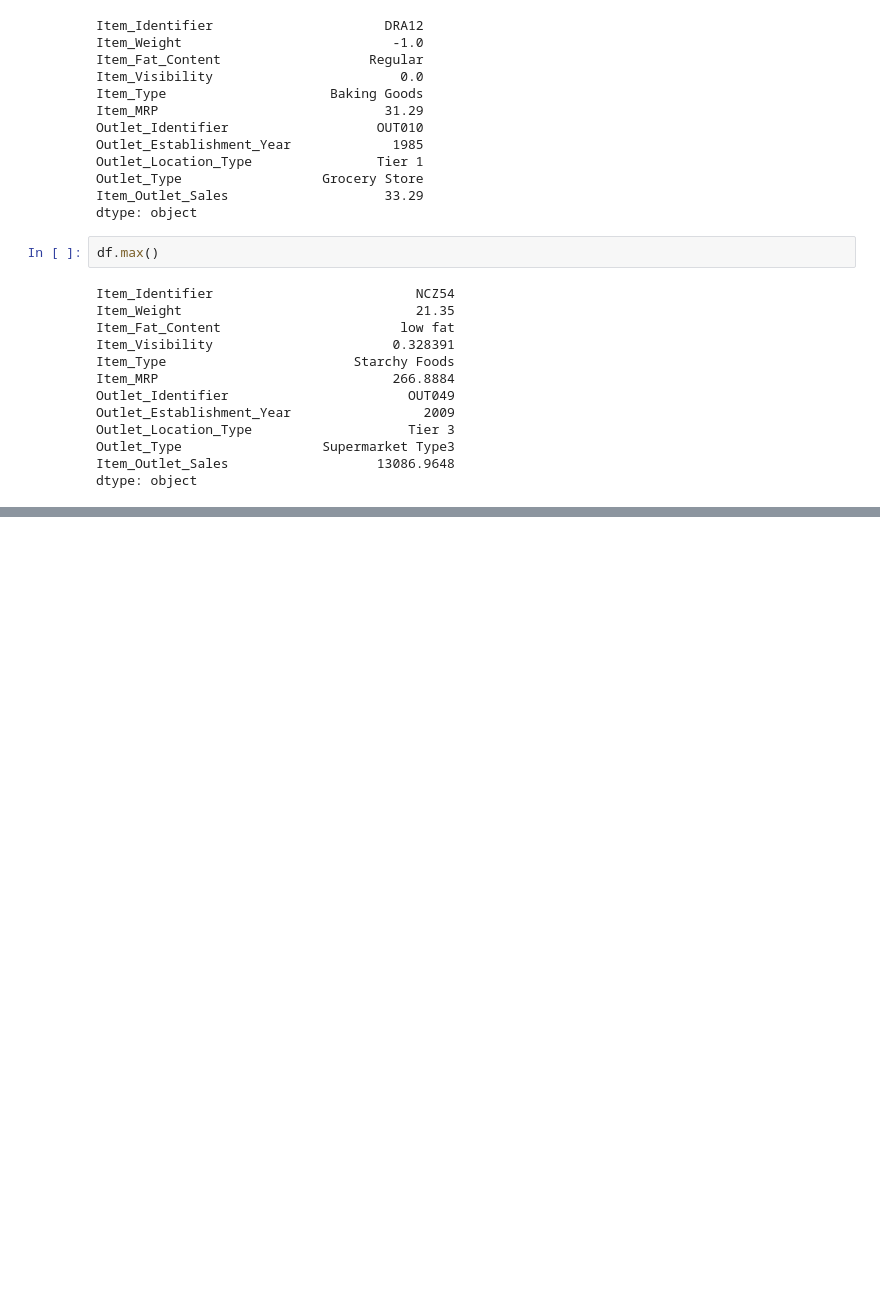
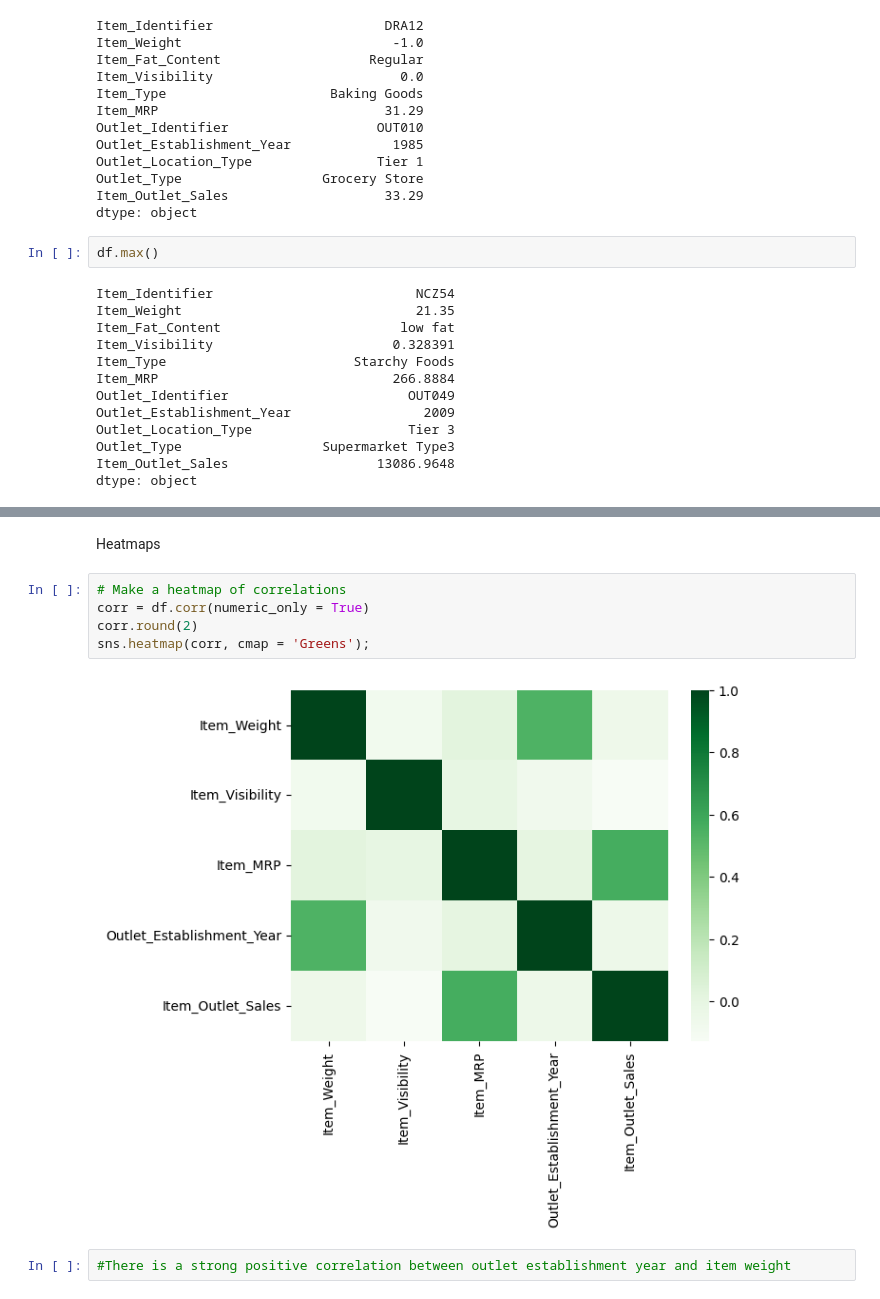
Before and after one commit to Ozedim/Ozedim, a Jupyter notebook: Loading_data.ipynb, the cells around one changed output, grey strips where cells are left out. Drawn from its saved outputs; the diff is of its cells as text; blank space fills up the shorter version.

```diff
--- a/Loading_data.ipynb
+++ b/Loading_data.ipynb
@@ -251,0 +284,11 @@ dtype: object
+# %% [markdown]
+Heatmaps
+# %%
+# Make a heatmap of correlations
+corr = df.corr(numeric_only = True)
+corr.round(2)
+sns.heatmap(corr, cmap = 'Greens');
+# %% [output]
+[figure, added]
+# %%
+#There is a strong positive correlation between outlet establishment year and item weight
```
Also changed, not shown: parts of 10 cells of this notebook.
